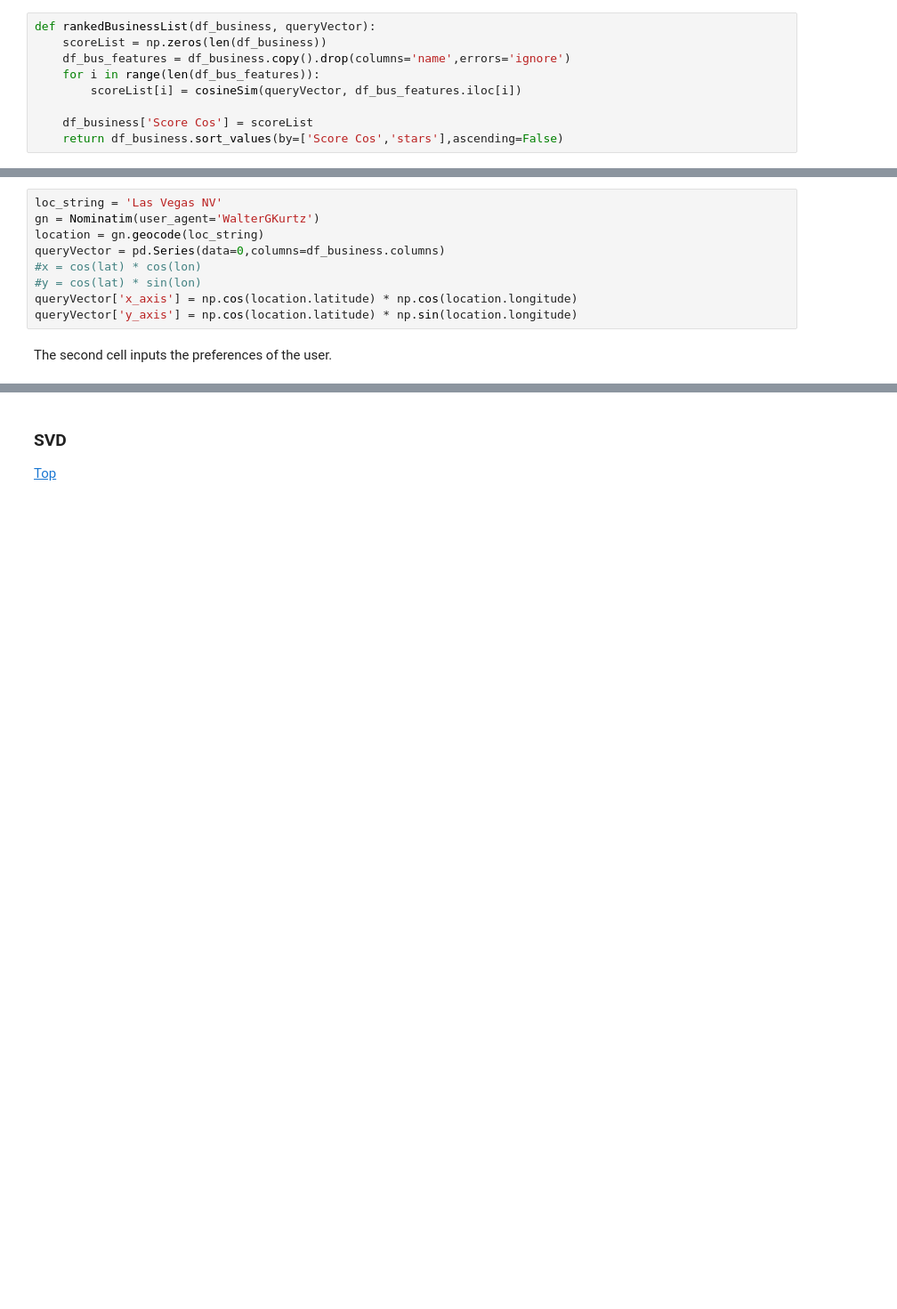
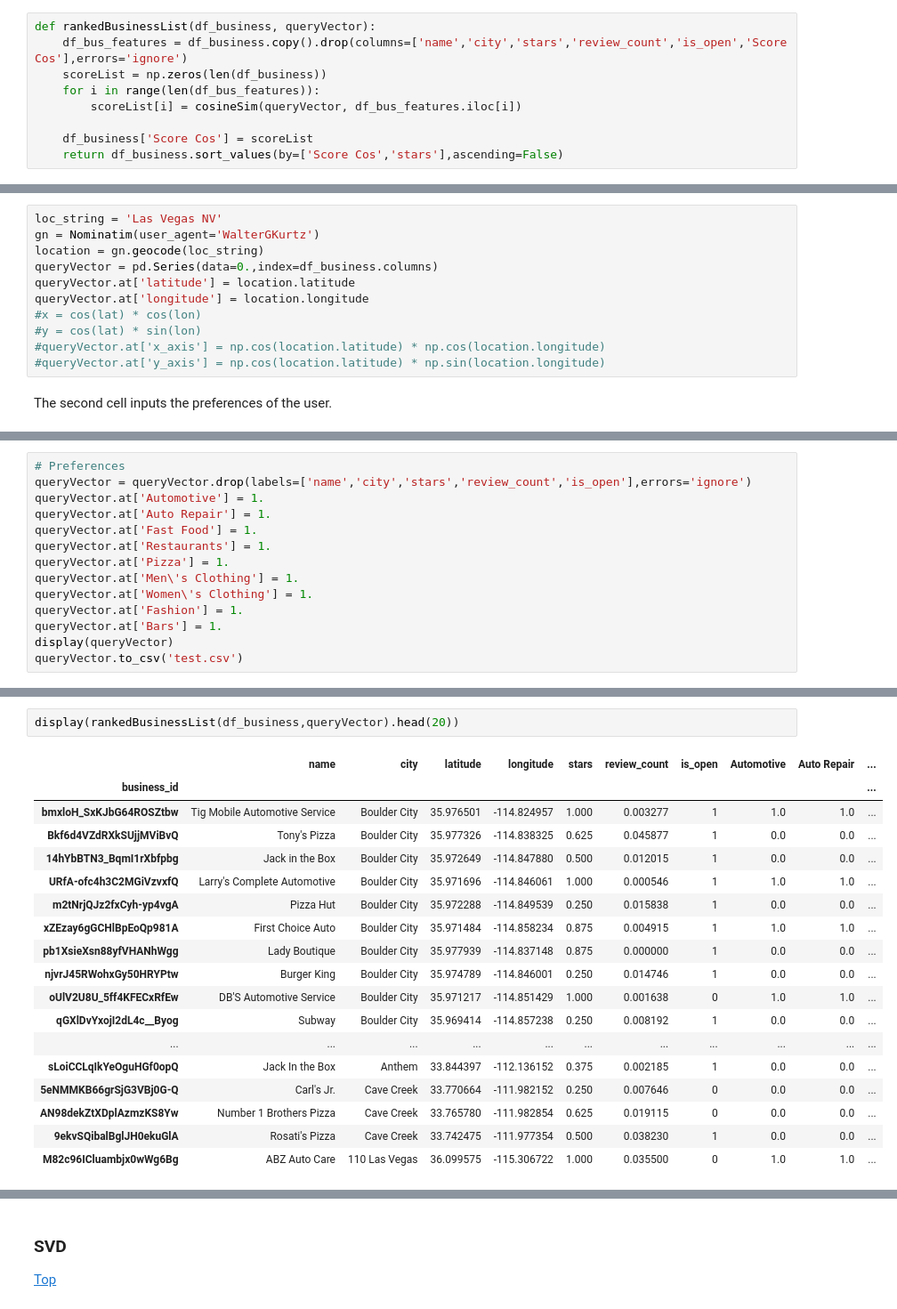
Before and after one commit to JasperVanEck/CollectiveIntel, a Jupyter notebook: GroepsOpdracht_CI.ipynb, the cells around one changed output, grey strips where cells are left out. Shown at 89% size. Saved outputs shown, nothing was run; the diff lists cells and outputs as text; blank space fills up the shorter version.

```diff
--- a/GroepsOpdracht_CI.ipynb
+++ b/GroepsOpdracht_CI.ipynb
@@ -227,8 +261,8 @@ def cosineSim(vector, docVector):
     return vector.dot(docVector)/sim
 # %%
 def rankedBusinessList(df_business, queryVector):
+    df_bus_features = df_business.copy().drop(columns=['name','city','stars','review_count','is_open','Score Cos'],errors='ignore')
     scoreList = np.zeros(len(df_business))
-    df_bus_features = df_business.copy().drop(columns='name',errors='ignore')
     for i in range(len(df_bus_features)):
         scoreList[i] = cosineSim(queryVector, df_bus_features.iloc[i])
 
@@ -244,10 +278,12 @@ This first cell get the longitude and latitude of a given city and state, and no
 loc_string = 'Las Vegas NV'
 gn = Nominatim(user_agent='WalterGKurtz')
 location = gn.geocode(loc_string)
-queryVector = pd.Series(data=0,columns=df_business.columns)
+queryVector = pd.Series(data=0.,index=df_business.columns)
+queryVector.at['latitude'] = location.latitude
+queryVector.at['longitude'] = location.longitude
 #x = cos(lat) * cos(lon)
 #y = cos(lat) * sin(lon)
-queryVector['x_axis'] = np.cos(location.latitude) * np.cos(location.longitude)
-queryVector['y_axis'] = np.cos(location.latitude) * np.sin(location.longitude)
+#queryVector.at['x_axis'] = np.cos(location.latitude) * np.cos(location.longitude)
+#queryVector.at['y_axis'] = np.cos(location.latitude) * np.sin(location.longitude)
 # %% [markdown]
 The second cell inputs the preferences of the user.
@@ -255,0 +290,14 @@ The second cell inputs the preferences of the user.
+# %%
+# Preferences
+queryVector = queryVector.drop(labels=['name','city','stars','review_count','is_open'],errors='ignore')
+queryVector.at['Automotive'] = 1.
+queryVector.at['Auto Repair'] = 1.
+queryVector.at['Fast Food'] = 1.
+queryVector.at['Restaurants'] = 1.
+queryVector.at['Pizza'] = 1.
+queryVector.at['Men\'s Clothing'] = 1.
+queryVector.at['Women\'s Clothing'] = 1.
+queryVector.at['Fashion'] = 1.
+queryVector.at['Bars'] = 1.
+display(queryVector)
+queryVector.to_csv('test.csv')
@@ -255,0 +317,21 @@ The second cell inputs the preferences of the user.
+# %%
+display(rankedBusinessList(df_business,queryVector).head(20))
+# %% [output]
+|  | name | city | latitude | longitude | stars | review_count | is_open | Automotive | Auto Repair | ... |
+| business_id |  |  |  |  |  |  |  |  |  | ... |
+| bmxloH_SxKJbG64ROSZtbw | Tig Mobile Automotive Service | Boulder City | 35.976501 | -114.824957 | 1.000 | 0.003277 | 1 | 1.0 | 1.0 | ... |
+| Bkf6d4VZdRXkSUjjMViBvQ | Tony's Pizza | Boulder City | 35.977326 | -114.838325 | 0.625 | 0.045877 | 1 | 0.0 | 0.0 | ... |
+| 14hYbBTN3_BqmI1rXbfpbg | Jack in the Box | Boulder City | 35.972649 | -114.847880 | 0.500 | 0.012015 | 1 | 0.0 | 0.0 | ... |
+| URfA-ofc4h3C2MGiVzvxfQ | Larry's Complete Automotive | Boulder City | 35.971696 | -114.846061 | 1.000 | 0.000546 | 1 | 1.0 | 1.0 | ... |
+| m2tNrjQJz2fxCyh-yp4vgA | Pizza Hut | Boulder City | 35.972288 | -114.849539 | 0.250 | 0.015838 | 1 | 0.0 | 0.0 | ... |
+| xZEzay6gGCHlBpEoQp981A | First Choice Auto | Boulder City | 35.971484 | -114.858234 | 0.875 | 0.004915 | 1 | 1.0 | 1.0 | ... |
+| pb1XsieXsn88yfVHANhWgg | Lady Boutique | Boulder City | 35.977939 | -114.837148 | 0.875 | 0.000000 | 1 | 0.0 | 0.0 | ... |
+| njvrJ45RWohxGy50HRYPtw | Burger King | Boulder City | 35.974789 | -114.846001 | 0.250 | 0.014746 | 1 | 0.0 | 0.0 | ... |
+| oUlV2U8U_5ff4KFECxRfEw | DB'S Automotive Service | Boulder City | 35.971217 | -114.851429 | 1.000 | 0.001638 | 0 | 1.0 | 1.0 | ... |
+| qGXlDvYxojI2dL4c__Byog | Subway | Boulder City | 35.969414 | -114.857238 | 0.250 | 0.008192 | 1 | 0.0 | 0.0 | ... |
+| ... | ... | ... | ... | ... | ... | ... | ... | ... | ... | ... |
+| sLoiCCLqIkYeOguHGf0opQ | Jack In the Box | Anthem | 33.844397 | -112.136152 | 0.375 | 0.002185 | 1 | 0.0 | 0.0 | ... |
+| 5eNMMKB66grSjG3VBj0G-Q | Carl's Jr. | Cave Creek | 33.770664 | -111.982152 | 0.250 | 0.007646 | 0 | 0.0 | 0.0 | ... |
+| AN98dekZtXDplAzmzKS8Yw | Number 1 Brothers Pizza | Cave Creek | 33.765780 | -111.982854 | 0.625 | 0.019115 | 0 | 0.0 | 0.0 | ... |
+| 9ekvSQibalBglJH0ekuGlA | Rosati's Pizza | Cave Creek | 33.742475 | -111.977354 | 0.500 | 0.038230 | 1 | 0.0 | 0.0 | ... |
+| M82c96ICluambjx0wWg6Bg | ABZ Auto Care | 110 Las Vegas | 36.099575 | -115.306722 | 1.000 | 0.035500 | 0 | 1.0 | 1.0 | ... |
```
Also changed, not shown: parts of 11 cells of this notebook, 3 other files.
